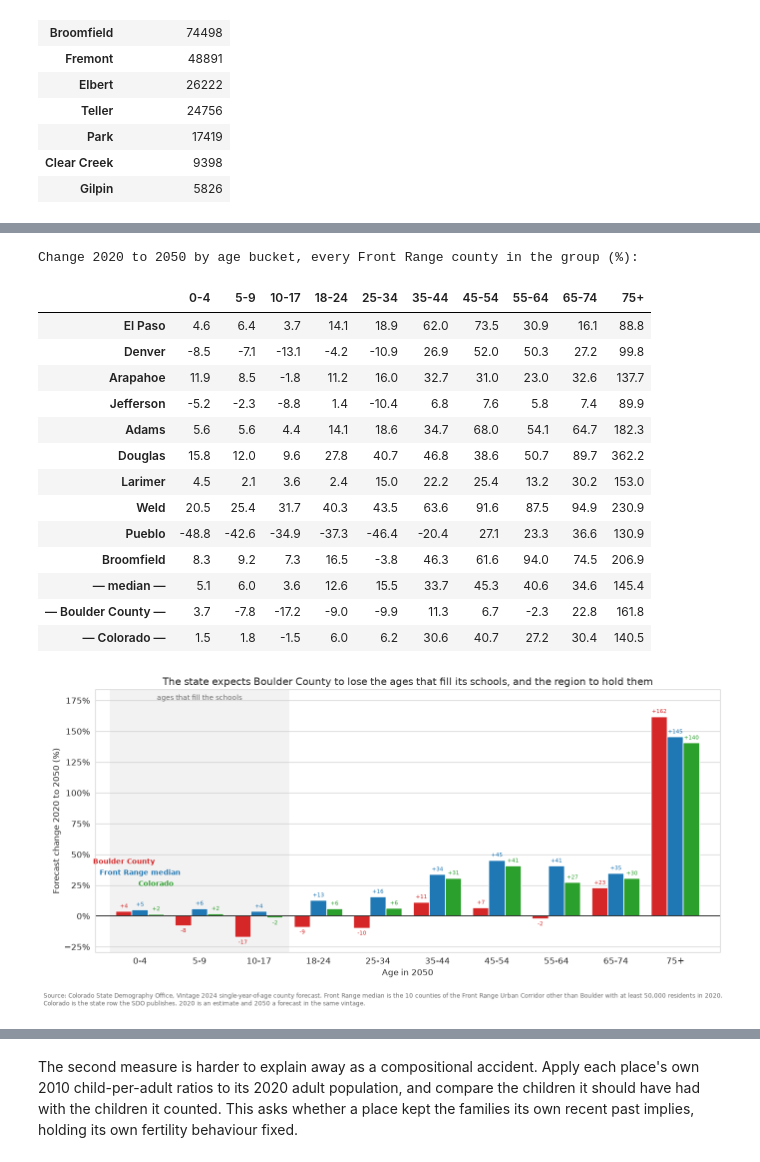
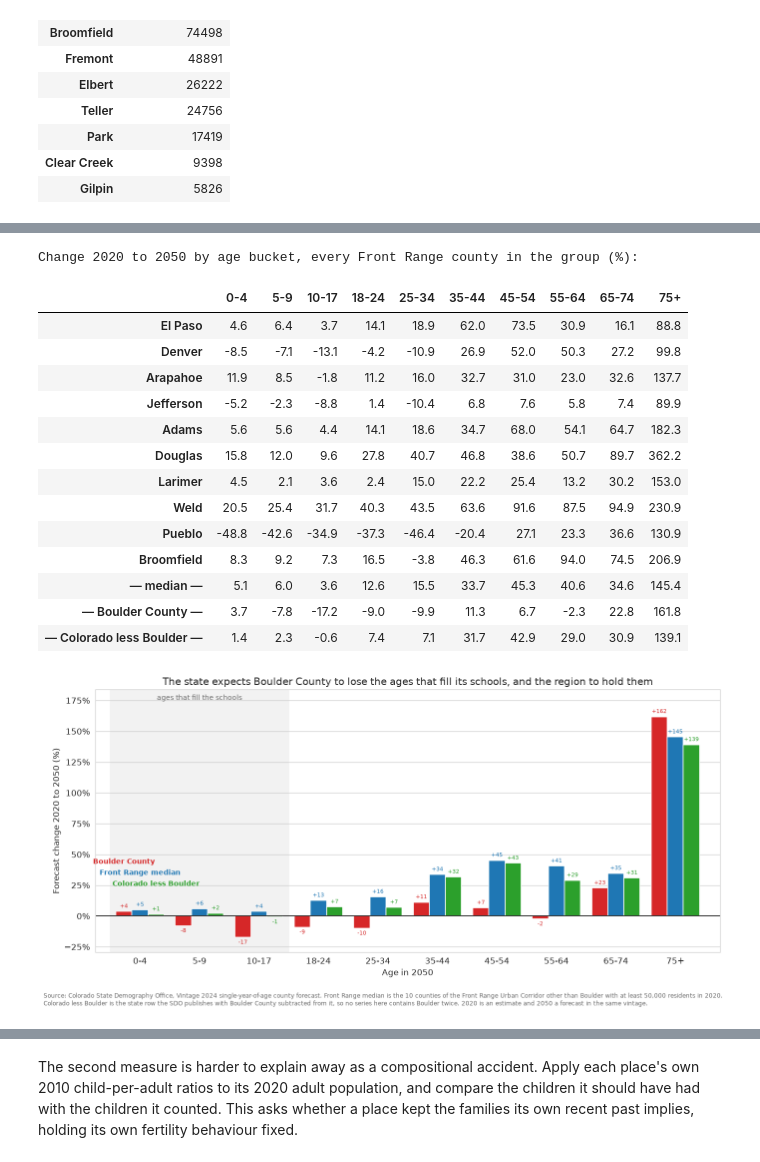
Before and after one commit to brianckeegan/charting-boulder, a Jupyter notebook: 2026-09-bvsd/bvsd-analysis.ipynb, the cells around one changed output, grey strips where cells are left out. Saved outputs shown, nothing was run; the diff lists cells and outputs as text; code cells hidden in the pictures.

```diff
--- a/2026-09-bvsd/bvsd-analysis.ipynb
+++ b/2026-09-bvsd/bvsd-analysis.ipynb
@@ -848,6 +852,17 @@ def sdo_bucket_population(frame, year):
 def sdo_bucket_change(frame, start=SDO_START, end=SDO_END):
     first, last = sdo_bucket_population(frame, start), sdo_bucket_population(frame, end)
     return {label: (last[label] / first[label] - 1) * 100 for label in first}
+
+# Colorado with Boulder County taken out, so the state series is not partly the county it is
+# being compared against. The published state row is the base; Boulder is subtracted from it
+# age by age and year by year rather than the counties being re-summed.
+state_age_s = (sya_df.loc[sya_df['countyfips'] == COLORADO_CODE]
+               .set_index(['year', 'age'])['totalpopulation'])
+boulder_age_s = (sya_df.loc[sya_df['county'] == 'Boulder']
+                 .set_index(['year', 'age'])['totalpopulation'])
+assert state_age_s.index.equals(boulder_age_s.index), 'the state and Boulder ladders do not line up'
+colorado_ex_boulder_df = (state_age_s - boulder_age_s).rename('totalpopulation').reset_index()
+assert colorado_ex_boulder_df['totalpopulation'].gt(0).all(), 'Boulder exceeds the state in some cell'
 
 front_range_pop_s = (sya_df.loc[(sya_df['year'] == SDO_START) & (sya_df['countyfips'] != COLORADO_CODE)]
                      .groupby('county')['totalpopulation'].sum().sort_values(ascending=False))
@@ -899,7 +914,7 @@ front_range_change_df = pd.DataFrame(
 sdo_profile_df = pd.DataFrame({
     'Boulder': pd.Series(sdo_bucket_change(sya_df[sya_df['county'] == 'Boulder'])),
     'front_range_median': front_range_change_df.median(),
-    'colorado': pd.Series(sdo_bucket_change(sya_df[sya_df['countyfips'] == COLORADO_CODE]))
+    'colorado_ex_boulder': pd.Series(sdo_bucket_change(colorado_ex_boulder_df))
 }).loc[[label for label, _, _ in AGE_BUCKETS]]
 sdo_profile_df.index.name = 'age_bucket'
 sdo_profile_df['gap_points'] = sdo_profile_df['Boulder'] - sdo_profile_df['front_range_median']
@@ -921,13 +936,13 @@ print(f"  widest lead at {sdo_best}: {sdo_profile_df.loc[sdo_best, 'Boulder']:+.
       f"{sdo_profile_df.loc[sdo_best, 'front_range_median']:+.1f}%, a gap of "
       f"{sdo_profile_df.loc[sdo_best, 'gap_points']:+.1f} points")
 print(f"  Boulder beats the Front Range median in {int((sdo_profile_df.gap_points > 0).sum())} of "
-      f'{len(sdo_profile_df)} buckets, and Colorado in '
-      f"{int((sdo_profile_df.Boulder > sdo_profile_df.colorado).sum())} of {len(sdo_profile_df)}")
+      f'{len(sdo_profile_df)} buckets, and Colorado without Boulder in '
+      f"{int((sdo_profile_df.Boulder > sdo_profile_df.colorado_ex_boulder).sum())} of {len(sdo_profile_df)}")
 print(f"\nThe ages that feed the schools ({', '.join(school_age_l)}):")
 for label in school_age_l:
     row = sdo_profile_df.loc[label]
     print(f'  {label:>5}: Boulder {row.Boulder:+6.1f}%   Front Range {row.front_range_median:+6.1f}%   '
-          f'Colorado {row.colorado:+6.1f}%')
+          f'Colorado less Boulder {row.colorado_ex_boulder:+6.1f}%')
 sdo_profile_df.round(1)
 # %% [output]
 Colorado SDO, 2020 to 2050, Boulder County against the Front Range median:
@@ -956,7 +971,7 @@ The ages that feed the schools (0-4, 5-9, 10-17):
 front_range_display_df = front_range_change_df.copy()
 front_range_display_df.loc['— median —'] = front_range_change_df.median()
 front_range_display_df.loc['— Boulder County —'] = sdo_profile_df['Boulder']
-front_range_display_df.loc['— Colorado —'] = sdo_profile_df['colorado']
+front_range_display_df.loc['— Colorado less Boulder —'] = sdo_profile_df['colorado_ex_boulder']
 print(f'Change {SDO_START} to {SDO_END} by age bucket, every Front Range county in the group (%):')
 front_range_display_df.round(1)
 # %% [output]
@@ -974,11 +989,11 @@ Change 2020 to 2050 by age bucket, every Front Range county in the group (%):
 | Broomfield | 8.3 | 9.2 | 7.3 | 16.5 | -3.8 | 46.3 | 61.6 | 94.0 | 74.5 | 206.9 |
 | — median — | 5.1 | 6.0 | 3.6 | 12.6 | 15.5 | 33.7 | 45.3 | 40.6 | 34.6 | 145.4 |
 | — Boulder County — | 3.7 | -7.8 | -17.2 | -9.0 | -9.9 | 11.3 | 6.7 | -2.3 | 22.8 | 161.8 |
-| — Colorado — | 1.5 | 1.8 | -1.5 | 6.0 | 6.2 | 30.6 | 40.7 | 27.2 | 30.4 | 140.5 |
+| — Colorado less Boulder — | 1.4 | 2.3 | -0.6 | 7.4 | 7.1 | 31.7 | 42.9 | 29.0 | 30.9 | 139.1 |
 # %%
 SDO_SERIES = [('Boulder', BOULDER_C, 'Boulder County'),
               ('front_range_median', PEER_C, 'Front Range median'),
-              ('colorado', NATION_C, 'Colorado')]
+              ('colorado_ex_boulder', NATION_C, 'Colorado less Boulder')]
 
 f, ax = plt.subplots(figsize=(12.5, 5.8))
 x = np.arange(len(sdo_profile_df)); width = 0.27
@@ -986,37 +1001,38 @@ for position, (series, color, _) in enumerate(SDO_SERIES):
     bars = ax.bar(x + (position - 1) * width, sdo_profile_df[series], width, color=color)
     ax.bar_label(bars, fmt='%+.0f', fontsize=7.5, padding=3, color=color)
 
 ax.axvspan(-0.5, SCHOOL_AGE_BUCKETS - 0.5, color='#f2f2f2', zorder=0)
 ax.text((SCHOOL_AGE_BUCKETS - 1) / 2,
         sdo_profile_df[[s for s, _, _ in SDO_SERIES]].max().max() + 18,
         'ages that fill the schools', fontsize=9, color='dimgray', ha='center', va='top')
 
 # Name the three series over the leftmost bucket, in the same order as the bars in every group
 for position, (series, color, label) in enumerate(SDO_SERIES):
     ax.annotate(label, (x[0] + (position - 1) * width, 44 - position * 9),
                 color=color, fontweight='bold', fontsize=9, ha='center', va='center')
 
 ax.axhline(0, color='k', lw=1)
 ax.set_xticks(x); ax.set_xticklabels(sdo_profile_df.index)
 ax.set_xlim(-0.75, len(sdo_profile_df) - 0.25)
 ax.set_ylim(sdo_profile_df[[s for s, _, _ in SDO_SERIES]].min().min() - 12,
             sdo_profile_df[[s for s, _, _ in SDO_SERIES]].max().max() + 22)
 ax.set_ylabel(f'Forecast change {SDO_START} to {SDO_END} (%)')
 ax.set_xlabel(f'Age in {SDO_END}')
 ax.yaxis.set_major_formatter(mtick.PercentFormatter(decimals=0))
 ax.set_title("The state expects Boulder County to lose the ages that fill its schools, "
              "and the region to hold them")
 ax.grid(axis='x', visible=False)
 f.text(0, -0.06, f'Source: Colorado State Demography Office, Vintage 2024 single-year-of-age county '
                  f'forecast. Front Range median is the {len(comparison_counties_l)} counties of the '
                  f'Front Range Urban Corridor other than Boulder with at least '
-                 f'{FRONT_RANGE_MIN_POP:,} residents in {SDO_START}. Colorado is the state row the '
-                 f'SDO publishes. {SDO_START} is an estimate and {SDO_END} a forecast in the same '
-                 f'vintage.', fontsize=8, color='dimgray', wrap=True)
+                 f'{FRONT_RANGE_MIN_POP:,} residents in {SDO_START}. Colorado less Boulder is the '
+                 f'state row the SDO publishes with Boulder County subtracted from it, so no series '
+                 f'here contains Boulder twice. {SDO_START} is an estimate and {SDO_END} a forecast '
+                 f'in the same vintage.', fontsize=8, color='dimgray', wrap=True)
 plt.tight_layout()
 f.savefig(OUT / 'bvsd-fig4-sdo-age-profile.png', bbox_inches='tight')
 # %% [output]
-[figure, old version]
+[figure, new version]
 # %% [markdown]
 Read against the figure before it, this is the state's answer to the same question, and it is the
 opposite one. The SSP projections had Boulder County adding children faster than its peers through
```
Also changed, not shown: parts of 4 cells of this notebook, 3 other files.
